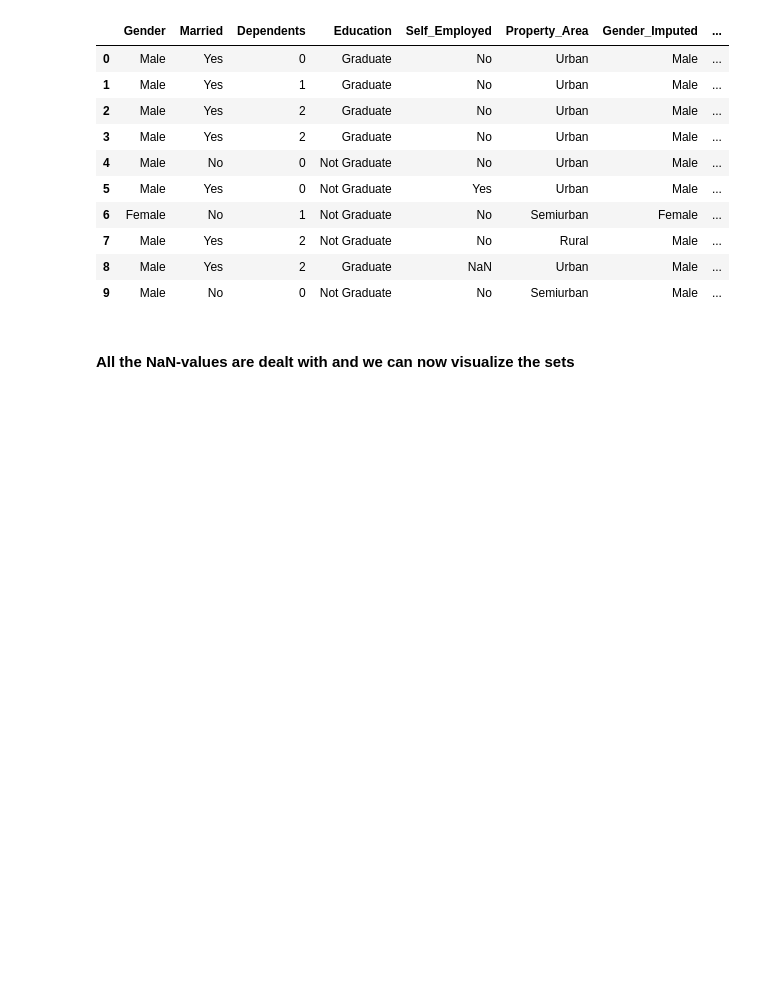
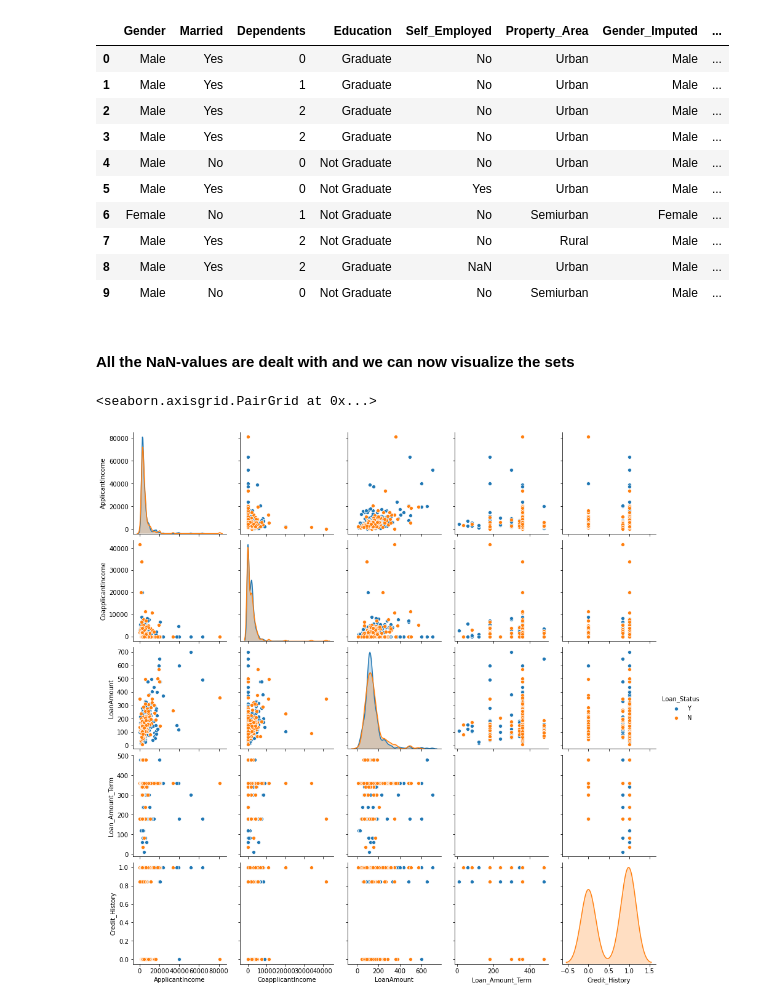
Before and after one commit to Jkfyr/Tin200, a Jupyter notebook: TIN200_ML.ipynb, the cells around one changed output. Cells and saved outputs as stored; diff of their text form; code cells hidden in the pictures; blank space fills up the shorter version.

```diff
--- a/TIN200_ML.ipynb
+++ b/TIN200_ML.ipynb
@@ -284,3 +284,8 @@ for col in cols:
     test_df[col] = test_df[col].fillna(test_df[col].mean())
 # %% [markdown]
 #### All the NaN-values are dealt with and we can now visualize the sets
+# %%
+sns.pairplot(data=train_df, hue='Loan_Status')
+# %% [output]
+<seaborn.axisgrid.PairGrid at 0x...>
+[figure, added]
```
